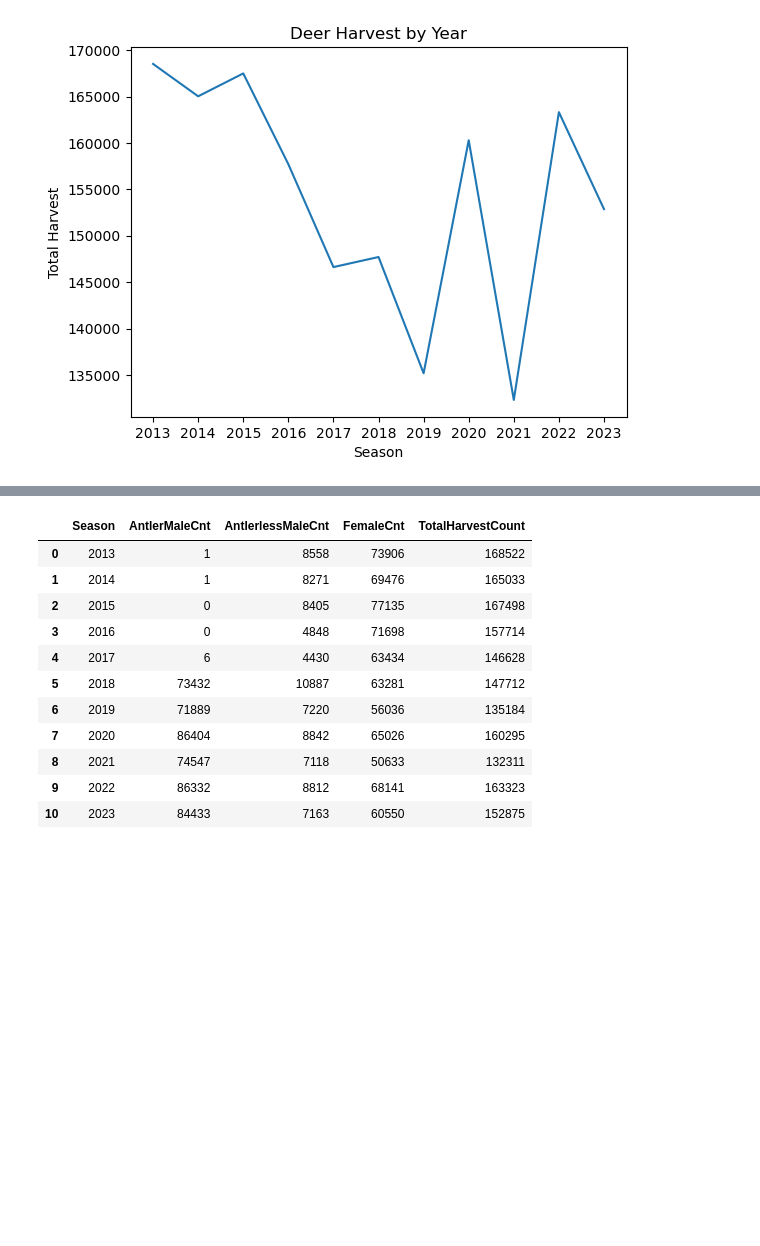
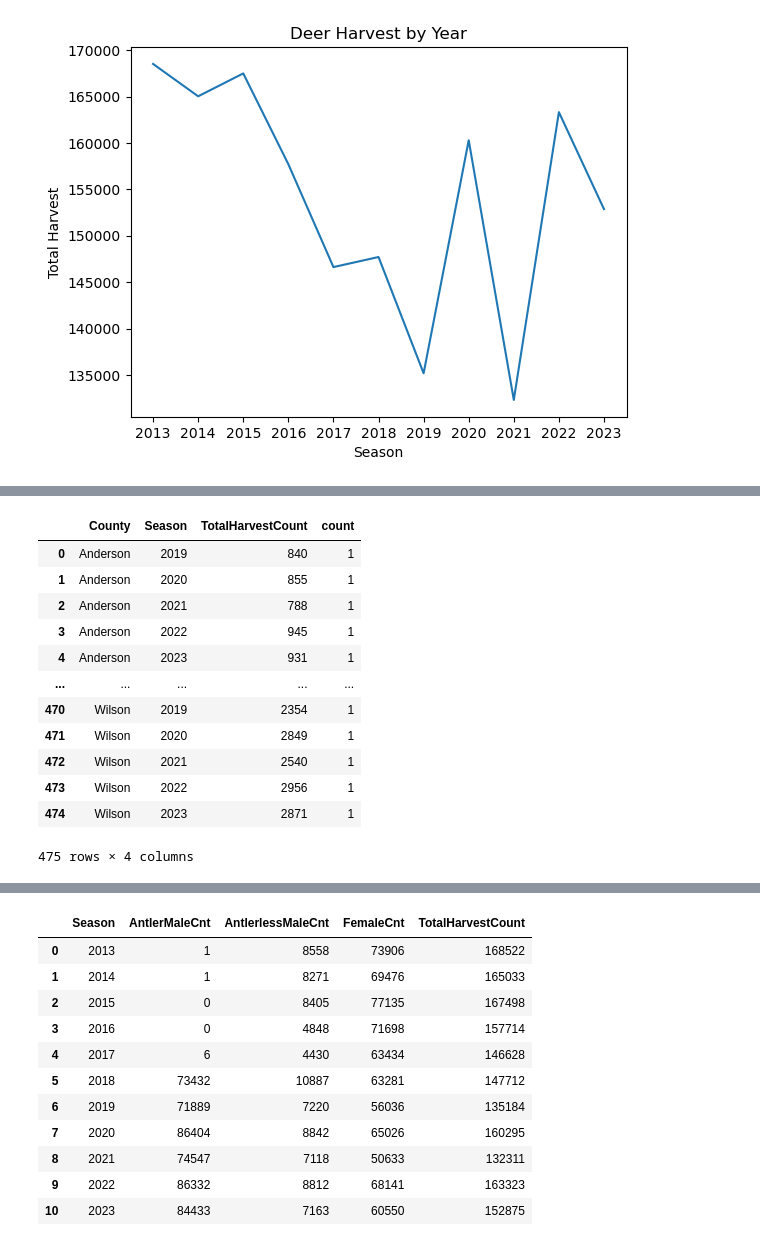
Before and after one commit to McNuttJ/Tennessee-Deer-Herd-Analysis-Capstone, a Jupyter notebook: tennessee_deer_herd_analysis.ipynb, the cells around one changed output, grey strips where cells are left out. Saved outputs shown, nothing was run; the diff lists cells and outputs as text; code cells hidden in the pictures; blank space fills up the shorter version.

```diff
--- a/tennessee_deer_herd_analysis.ipynb
+++ b/tennessee_deer_herd_analysis.ipynb
@@ -344,0 +318,17 @@ plt.show()
+# %%
+county_counts_2019_to_2023 = dh_2019_to_2023.groupby(['County','Season'])['TotalHarvestCount'].value_counts().reset_index()
+county_counts_2019_to_2023
+# %% [output]
+|  | County | Season | TotalHarvestCount | count |
+| 0 | Anderson | 2019 | 840 | 1 |
+| 1 | Anderson | 2020 | 855 | 1 |
+| 2 | Anderson | 2021 | 788 | 1 |
+| 3 | Anderson | 2022 | 945 | 1 |
+| 4 | Anderson | 2023 | 931 | 1 |
+| ... | ... | ... | ... | ... |
+| 470 | Wilson | 2019 | 2354 | 1 |
+| 471 | Wilson | 2020 | 2849 | 1 |
+| 472 | Wilson | 2021 | 2540 | 1 |
+| 473 | Wilson | 2022 | 2956 | 1 |
+| 474 | Wilson | 2023 | 2871 | 1 |
+475 rows × 4 columns
```
Also changed, not shown: parts of 94 cells of this notebook.
